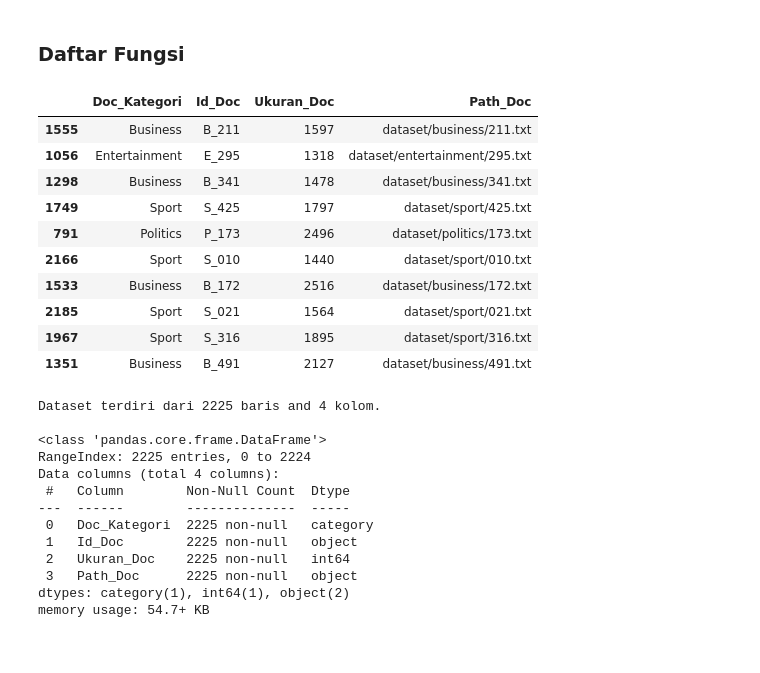
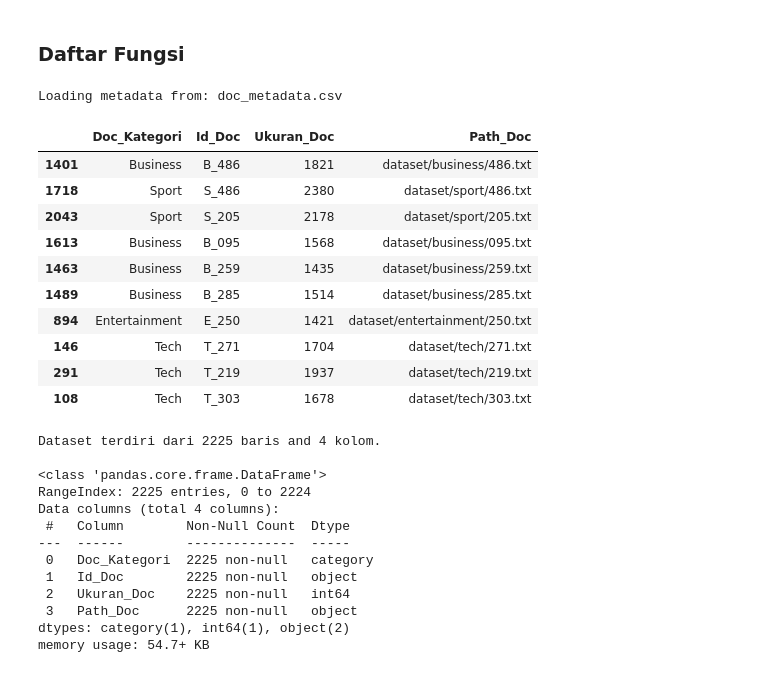
Before and after one commit to Ananta-Taksaka/bbc_classification, a Jupyter notebook: document_classification.ipynb, the cells around one changed output. Cells and saved outputs as stored; diff of their text form; code cells hidden in the pictures.

```diff
--- a/document_classification.ipynb
+++ b/document_classification.ipynb
@@ -130,43 +130,48 @@ def is_empty(element):
     else:
         return False if element else True
 # %%
-meta_data = []
+if os.path.exists(METADATA_CSV):
+    print("Loading metadata from:", METADATA_CSV)
+    meta_df = pd.read_csv(METADATA_CSV)
+else:
+    meta_data = []
 
-folder_kategori = os.listdir(DATA_DIR)
+    folder_kategori = os.listdir(DATA_DIR)
 
-for kategori in folder_kategori:
-    path_kategori = os.path.join(DATA_DIR, kategori)
-    if not os.path.isdir(path_kategori):
-        continue
+    for kategori in folder_kategori:
+        path_kategori = os.path.join(DATA_DIR, kategori)
+        if not os.path.isdir(path_kategori):
+            continue
 
-    nama_docs = os.listdir(path_kategori)
-    for doc in nama_docs:
-        path_doc = path_kategori + "/" + doc
-        ukuran_doc = os.path.getsize(path_doc)
-        nama_doc, ext = os.path.splitext(doc)
-        doc_id = kategori[0].upper() + "_" + nama_doc
-        meta_data.append([kategori.capitalize(), doc_id, ukuran_doc, path_doc])
+        nama_docs = os.listdir(path_kategori)
+        for doc in nama_docs:
+            path_doc = path_kategori + "/" + doc
+            ukuran_doc = os.path.getsize(path_doc)
+            nama_doc, ext = os.path.splitext(doc)
+            doc_id = kategori[0].upper() + "_" + nama_doc
+            meta_data.append([kategori.capitalize(), doc_id, ukuran_doc, path_doc])
 
-nama_kolom = ["Doc_Kategori", "Id_Doc", "Ukuran_Doc", "Path_Doc"]
-meta_df = pd.DataFrame(data=meta_data, columns=nama_kolom)
+    nama_kolom = ["Doc_Kategori", "Id_Doc", "Ukuran_Doc", "Path_Doc"]
+    meta_df = pd.DataFrame(data=meta_data, columns=nama_kolom)
 
-meta_df.to_csv(METADATA_CSV, index=False, na_rep="")
+    meta_df.to_csv(METADATA_CSV, index=False, na_rep="")
 
 meta_df["Doc_Kategori"] = meta_df["Doc_Kategori"].astype("category")
 
 meta_df.sample(10)
 # %% [output]
+Loading metadata from: doc_metadata.csv
 |  | Doc_Kategori | Id_Doc | Ukuran_Doc | Path_Doc |
-| 1555 | Business | B_211 | 1597 | dataset/business/211.txt |
-| 1056 | Entertainment | E_295 | 1318 | dataset/entertainment/295.txt |
-| 1298 | Business | B_341 | 1478 | dataset/business/341.txt |
-| 1749 | Sport | S_425 | 1797 | dataset/sport/425.txt |
-| 791 | Politics | P_173 | 2496 | dataset/politics/173.txt |
-| 2166 | Sport | S_010 | 1440 | dataset/sport/010.txt |
-| 1533 | Business | B_172 | 2516 | dataset/business/172.txt |
-| 2185 | Sport | S_021 | 1564 | dataset/sport/021.txt |
-| 1967 | Sport | S_316 | 1895 | dataset/sport/316.txt |
-| 1351 | Business | B_491 | 2127 | dataset/business/491.txt |
+| 1401 | Business | B_486 | 1821 | dataset/business/486.txt |
+| 1718 | Sport | S_486 | 2380 | dataset/sport/486.txt |
+| 2043 | Sport | S_205 | 2178 | dataset/sport/205.txt |
+| 1613 | Business | B_095 | 1568 | dataset/business/095.txt |
+| 1463 | Business | B_259 | 1435 | dataset/business/259.txt |
+| 1489 | Business | B_285 | 1514 | dataset/business/285.txt |
+| 894 | Entertainment | E_250 | 1421 | dataset/entertainment/250.txt |
+| 146 | Tech | T_271 | 1704 | dataset/tech/271.txt |
+| 291 | Tech | T_219 | 1937 | dataset/tech/219.txt |
+| 108 | Tech | T_303 | 1678 | dataset/tech/303.txt |
 # %%
 baris, kolom = meta_df.shape
 print(f"Dataset terdiri dari {baris} baris and {kolom} kolom.\n")
```
Also changed, not shown: parts of 15 cells of this notebook, 1 other file.
